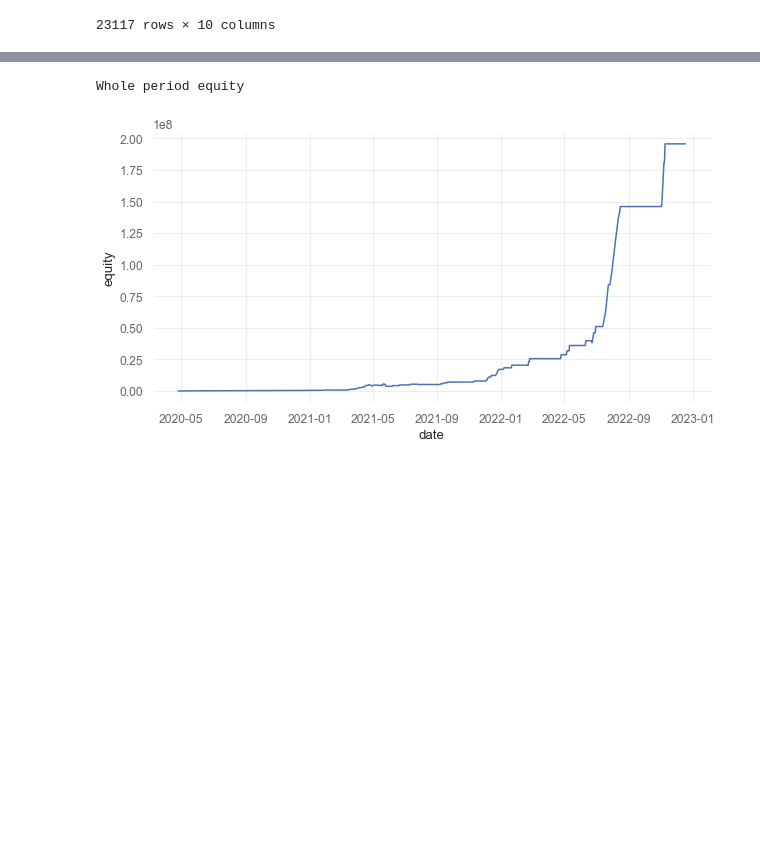
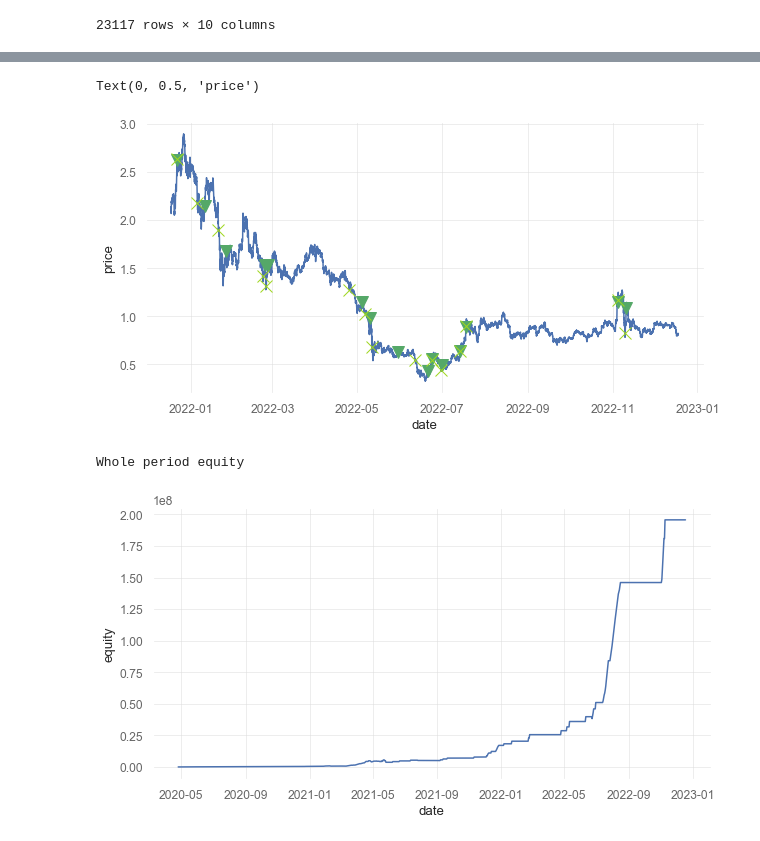
Before and after one commit to cryptic-core/crypto-strategy-backtest, a Jupyter notebook: aave-uni-bolll-backtest.ipynb, the cells around one changed output, grey strips where cells are left out. Saved outputs shown, nothing was run; the diff lists cells and outputs as text; code cells hidden in the pictures; blank space fills up the shorter version.

```diff
--- a/aave-uni-bolll-backtest.ipynb
+++ b/aave-uni-bolll-backtest.ipynb
@@ -468,3 +465,17 @@ Last year entry signals
+# %%
+fig=plt.figure(figsize=(10,5))
+ax=fig.add_subplot(111)
+
+# Plot the data in the first subplot
+ax.plot(newbie['Close'],label='price')
+ax.plot(newbie['Close'][newbie['short_entry']==1],marker='v',markersize=12,lw=0,c='g',label='SHORT_ENTRY')
+ax.plot(newbie['Close'][newbie['short_exit']==1],marker='x',markersize=12,lw=0,c='#9fd71f',label='LONG_EXIT')
+
+ax.set_xlabel('date')
+ax.set_ylabel('price')
+# %% [output]
+Text(0, 0.5, 'price')
+[figure, added]
 # %%
 
 fig=plt.figure(figsize=(10,5))
```
Also changed, not shown: parts of 1 cell of this notebook.
